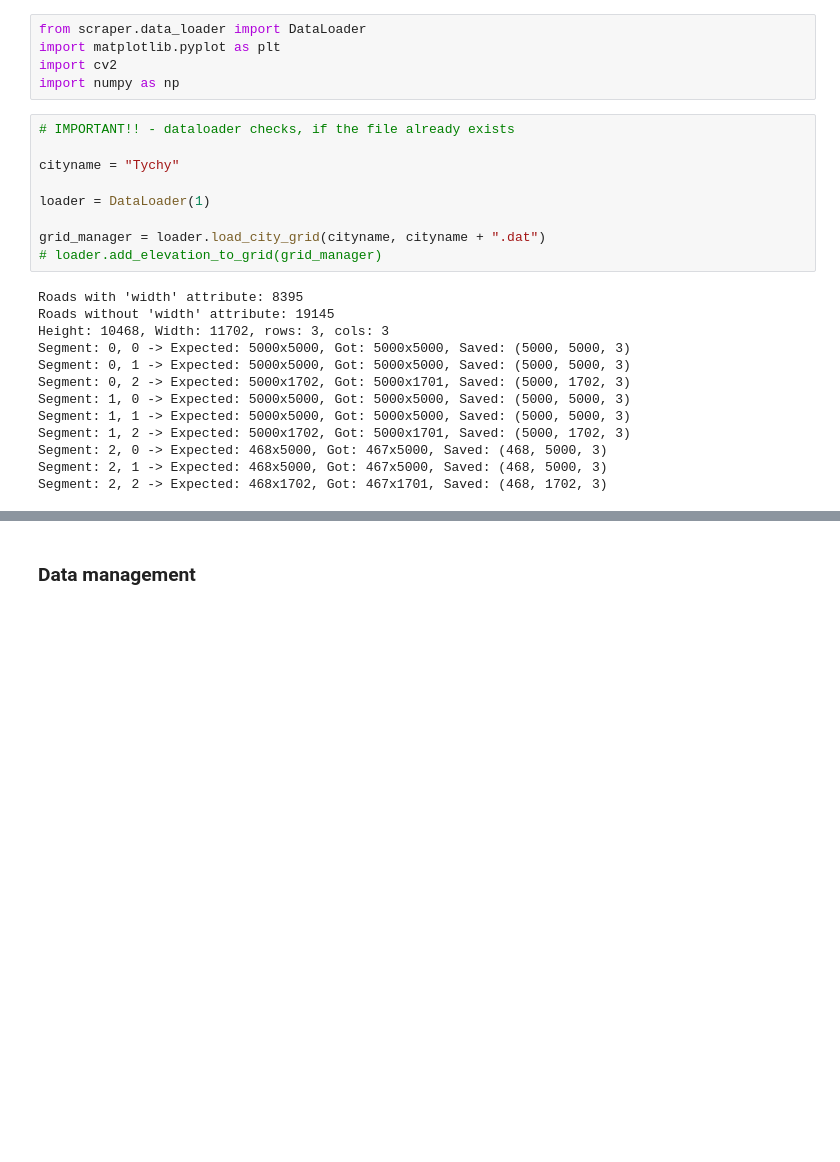
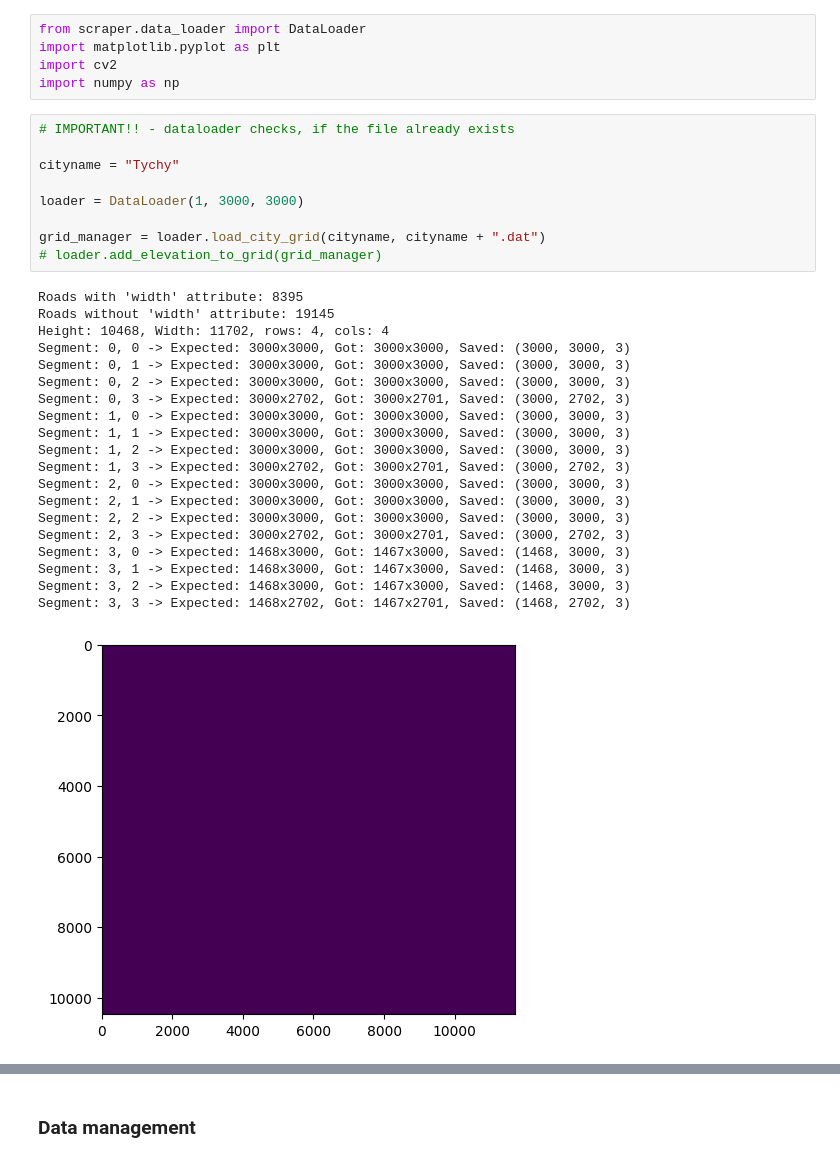
Before and after one commit to CRoadA/CRoadA, a Jupyter notebook: main.ipynb, the cells around one changed output, grey strips where cells are left out. Drawn from its saved outputs; the diff is of its cells as text; blank space fills up the shorter version.

```diff
--- a/main.ipynb
+++ b/main.ipynb
@@ -116,25 +120,33 @@ import numpy as np
 # %%
 # IMPORTANT!! - dataloader checks, if the file already exists
 
 cityname = "Tychy"
 
-loader = DataLoader(1)
+loader = DataLoader(1, 3000, 3000)
 
 grid_manager = loader.load_city_grid(cityname, cityname + ".dat")
 # loader.add_elevation_to_grid(grid_manager)
 # %% [output]
 Roads with 'width' attribute: 8395
 Roads without 'width' attribute: 19145
-Height: 10468, Width: 11702, rows: 3, cols: 3
-Segment: 0, 0 -> Expected: 5000x5000, Got: 5000x5000, Saved: (5000, 5000, 3)
-Segment: 0, 1 -> Expected: 5000x5000, Got: 5000x5000, Saved: (5000, 5000, 3)
-Segment: 0, 2 -> Expected: 5000x1702, Got: 5000x1701, Saved: (5000, 1702, 3)
-Segment: 1, 0 -> Expected: 5000x5000, Got: 5000x5000, Saved: (5000, 5000, 3)
-Segment: 1, 1 -> Expected: 5000x5000, Got: 5000x5000, Saved: (5000, 5000, 3)
-Segment: 1, 2 -> Expected: 5000x1702, Got: 5000x1701, Saved: (5000, 1702, 3)
-Segment: 2, 0 -> Expected: 468x5000, Got: 467x5000, Saved: (468, 5000, 3)
-Segment: 2, 1 -> Expected: 468x5000, Got: 467x5000, Saved: (468, 5000, 3)
-Segment: 2, 2 -> Expected: 468x1702, Got: 467x1701, Saved: (468, 1702, 3)
+Height: 10468, Width: 11702, rows: 4, cols: 4
+Segment: 0, 0 -> Expected: 3000x3000, Got: 3000x3000, Saved: (3000, 3000, 3)
+Segment: 0, 1 -> Expected: 3000x3000, Got: 3000x3000, Saved: (3000, 3000, 3)
+Segment: 0, 2 -> Expected: 3000x3000, Got: 3000x3000, Saved: (3000, 3000, 3)
+Segment: 0, 3 -> Expected: 3000x2702, Got: 3000x2701, Saved: (3000, 2702, 3)
+Segment: 1, 0 -> Expected: 3000x3000, Got: 3000x3000, Saved: (3000, 3000, 3)
+Segment: 1, 1 -> Expected: 3000x3000, Got: 3000x3000, Saved: (3000, 3000, 3)
+Segment: 1, 2 -> Expected: 3000x3000, Got: 3000x3000, Saved: (3000, 3000, 3)
+Segment: 1, 3 -> Expected: 3000x2702, Got: 3000x2701, Saved: (3000, 2702, 3)
+Segment: 2, 0 -> Expected: 3000x3000, Got: 3000x3000, Saved: (3000, 3000, 3)
+Segment: 2, 1 -> Expected: 3000x3000, Got: 3000x3000, Saved: (3000, 3000, 3)
+Segment: 2, 2 -> Expected: 3000x3000, Got: 3000x3000, Saved: (3000, 3000, 3)
+Segment: 2, 3 -> Expected: 3000x2702, Got: 3000x2701, Saved: (3000, 2702, 3)
+Segment: 3, 0 -> Expected: 1468x3000, Got: 1467x3000, Saved: (1468, 3000, 3)
+Segment: 3, 1 -> Expected: 1468x3000, Got: 1467x3000, Saved: (1468, 3000, 3)
+Segment: 3, 2 -> Expected: 1468x3000, Got: 1467x3000, Saved: (1468, 3000, 3)
+Segment: 3, 3 -> Expected: 1468x2702, Got: 1467x2701, Saved: (1468, 2702, 3)
+[figure, added]
 # %%
 from grid_manager import GridManager
 
```
Also changed, not shown: parts of 3 cells of this notebook, 2 other files.
